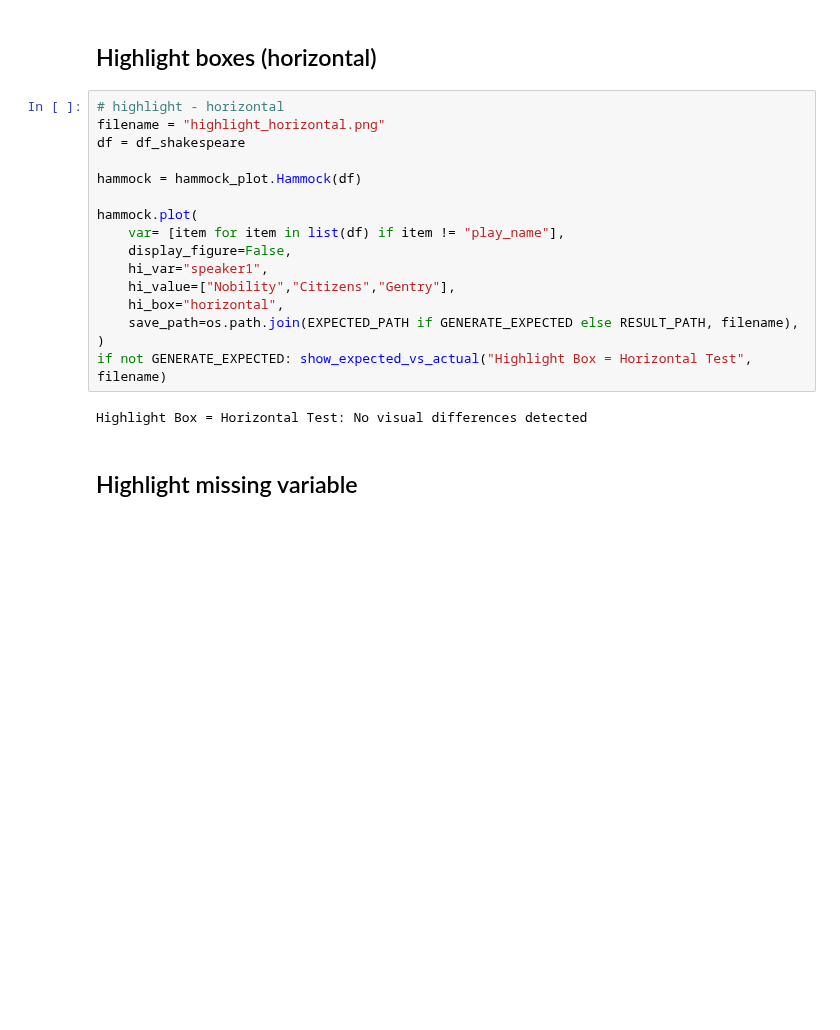
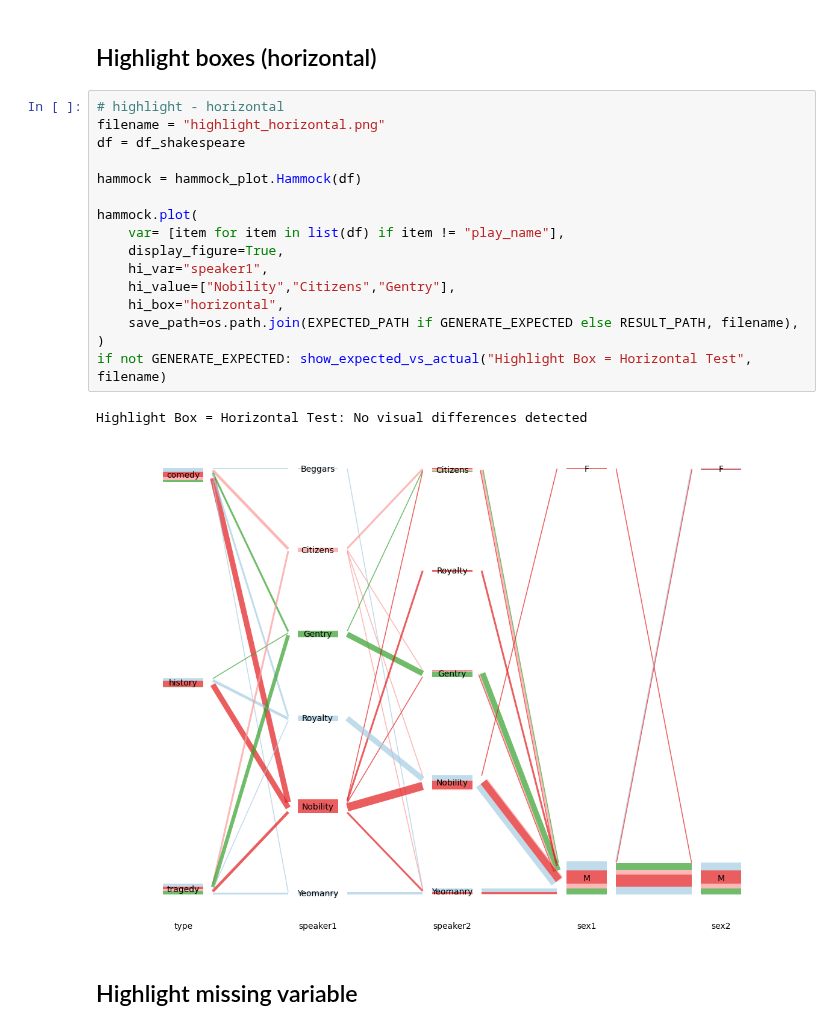
Before and after one commit to TianchengY/hammock_plot, a Jupyter notebook: test_suite/test_suite.ipynb, the cells around one changed output. Saved outputs shown, nothing was run; the diff lists cells and outputs as text; blank space fills up the shorter version.

```diff
--- a/test_suite/test_suite.ipynb
+++ b/test_suite/test_suite.ipynb
@@ -611,21 +611,22 @@ Highlight Variable Range Test: No visual differences detected
 # %%
 # highlight - horizontal
 filename = "highlight_horizontal.png"
 df = df_shakespeare
 
 hammock = hammock_plot.Hammock(df)
 
 hammock.plot(
     var= [item for item in list(df) if item != "play_name"],
-    display_figure=False,
+    display_figure=True,
     hi_var="speaker1",
     hi_value=["Nobility","Citizens","Gentry"],
     hi_box="horizontal",
     save_path=os.path.join(EXPECTED_PATH if GENERATE_EXPECTED else RESULT_PATH, filename),
 )
 if not GENERATE_EXPECTED: show_expected_vs_actual("Highlight Box = Horizontal Test", filename)
 # %% [output]
 Highlight Box = Horizontal Test: No visual differences detected
+[figure, added]
 # %% [markdown]
 ## Highlight missing variable
 # %%
```
Also changed, not shown: parts of 1 cell of this notebook, 4 other files.
